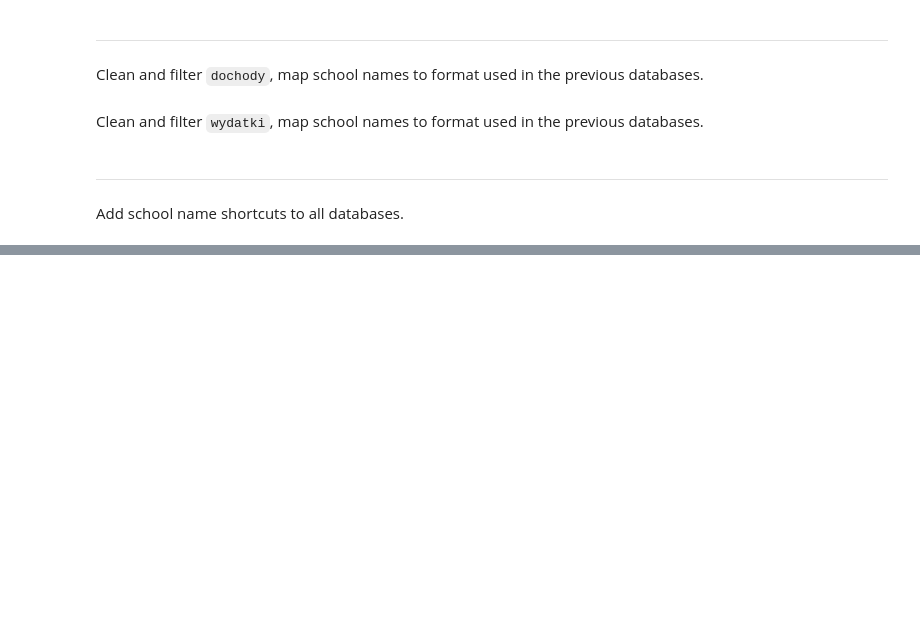
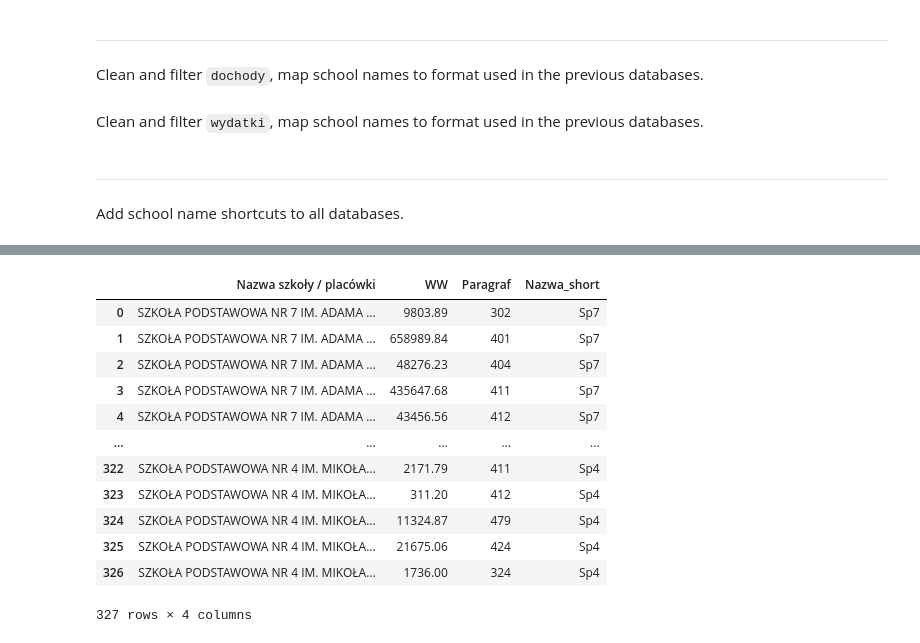
Before and after one commit to Walusus/samolotex-hackyeah-2023, a Jupyter notebook: notebooks/merge_databases.ipynb, the cells around one changed output, grey strips where cells are left out. Drawn from its saved outputs; the diff is of its cells as text; code cells hidden in the pictures; blank space fills up the shorter version.

```diff
--- a/notebooks/merge_databases.ipynb
+++ b/notebooks/merge_databases.ipynb
@@ -173,0 +194,16 @@ merge_df.to_csv('merge.csv')
+# %%
+df_wydatki
+# %% [output]
+|  | Nazwa szkoły / placówki | WW | Paragraf | Nazwa_short |
+| 0 | SZKOŁA PODSTAWOWA NR 7 IM. ADAMA ... | 9803.89 | 302 | Sp7 |
+| 1 | SZKOŁA PODSTAWOWA NR 7 IM. ADAMA ... | 658989.84 | 401 | Sp7 |
+| 2 | SZKOŁA PODSTAWOWA NR 7 IM. ADAMA ... | 48276.23 | 404 | Sp7 |
+| 3 | SZKOŁA PODSTAWOWA NR 7 IM. ADAMA ... | 435647.68 | 411 | Sp7 |
+| 4 | SZKOŁA PODSTAWOWA NR 7 IM. ADAMA ... | 43456.56 | 412 | Sp7 |
+| ... | ... | ... | ... | ... |
+| 322 | SZKOŁA PODSTAWOWA NR 4 IM. MIKOŁA... | 2171.79 | 411 | Sp4 |
+| 323 | SZKOŁA PODSTAWOWA NR 4 IM. MIKOŁA... | 311.20 | 412 | Sp4 |
+| 324 | SZKOŁA PODSTAWOWA NR 4 IM. MIKOŁA... | 11324.87 | 479 | Sp4 |
+| 325 | SZKOŁA PODSTAWOWA NR 4 IM. MIKOŁA... | 21675.06 | 424 | Sp4 |
+| 326 | SZKOŁA PODSTAWOWA NR 4 IM. MIKOŁA... | 1736.00 | 324 | Sp4 |
+327 rows × 4 columns
```
Also changed, not shown: parts of 1 cell of this notebook, 1 other file.
